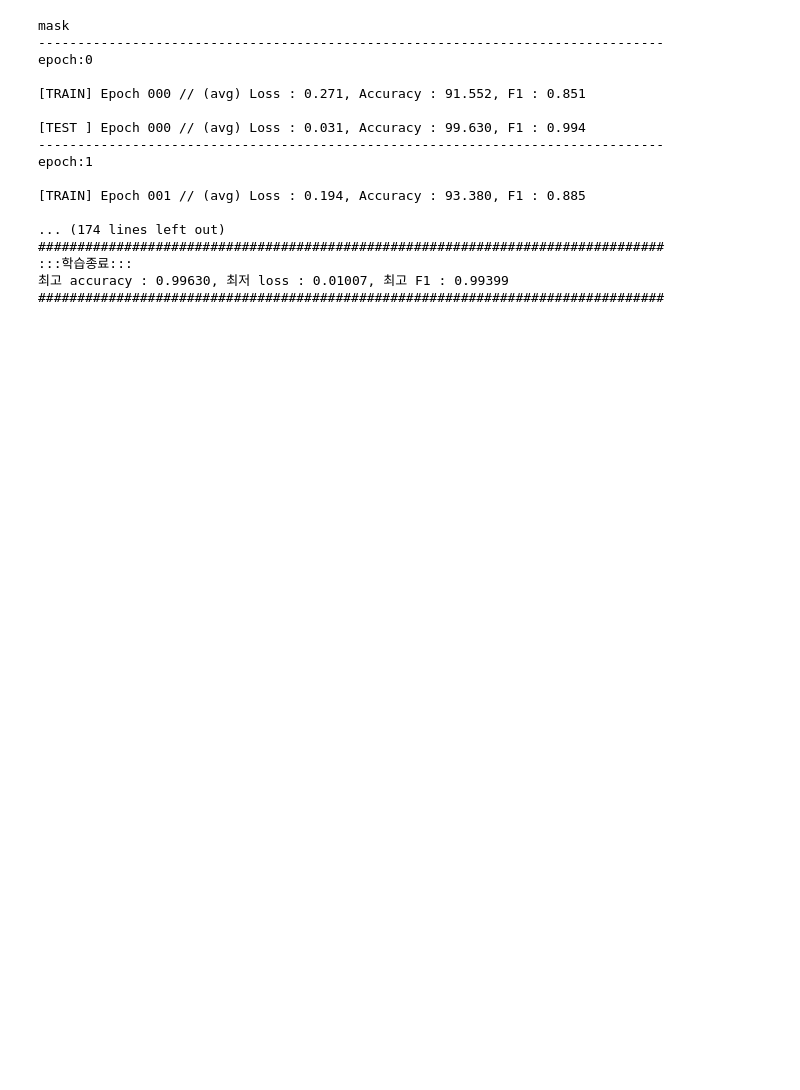
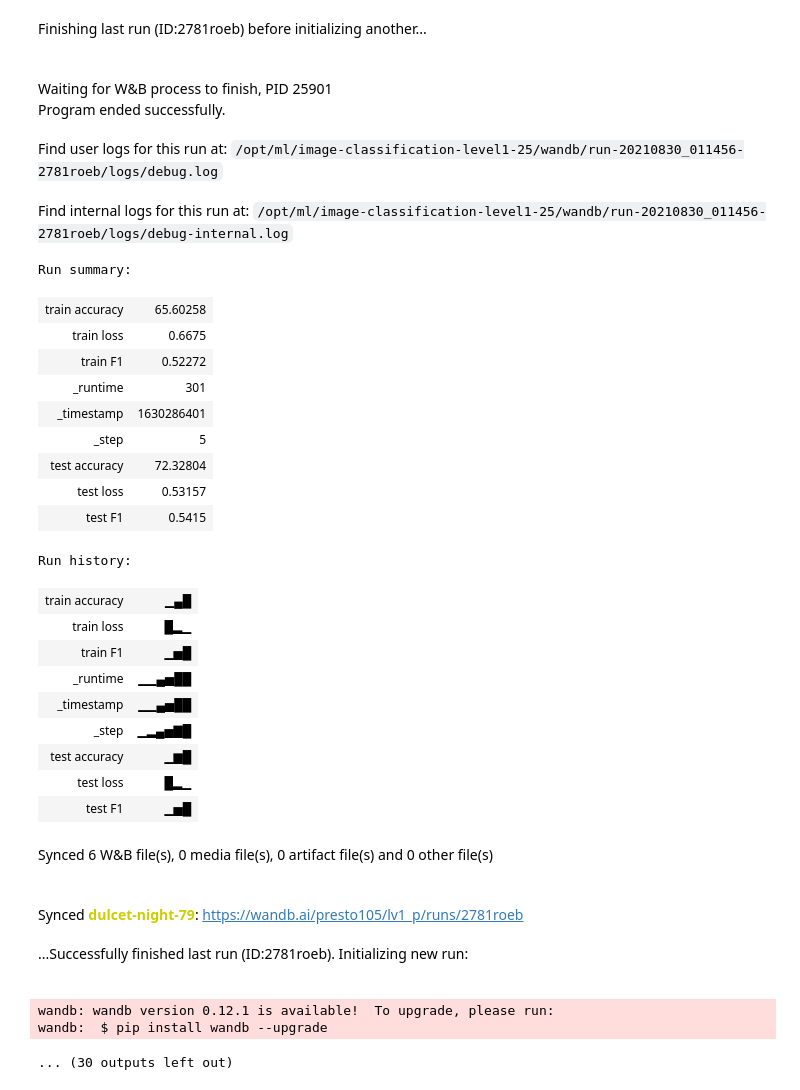
Before and after one commit to boostcampaitech2/image-classification-level1-25, a Jupyter notebook: origin_trainer_mm_concat.ipynb, the cells around one changed output. Drawn from its saved outputs; the diff is of its cells as text; code cells hidden in the pictures; blank space fills up the shorter version.

```diff
--- a/origin_trainer_mm_concat.ipynb
+++ b/origin_trainer_mm_concat.ipynb
@@ -30,10 +58,10 @@ CLASS_NUM = 18
 
 NUM_WORKERS = 4
 BATCH_SIZE = 32
-NUM_EPOCH = 10
+NUM_EPOCH = 5
 SAVE_INTERVAL = 3
 
-wandb_run_name = 'RN18_splitL_frz_stepL'
+wandb_run_name = 'RN18_splitL_frz_ranSample'
 wandb_project_name = 'lv1_p'
 wandb_entity = 'presto105'
 
@@ -157,10 +208,12 @@ best_test_loss = float('inf')
 best_f1 = 0.
 
 for label_class in ['mask', 'gender', 'age'] :
+    wandb.init(project=wandb_project_name, entity=wandb_entity, config=config)
+    wandb.run.name = wandb_run_name + '_' + label_class
+    log.append(f"{label_class}")
     print(label_class)
-    log.append(f"{label_class}")
-    # scheduler = torch.optim.lr_scheduler.MultiStepLR(optm_dict[label_class], milestones=[6,8,9], gamma=0.1)
-    # lrs = []
+    scheduler = torch.optim.lr_scheduler.MultiStepLR(optm_dict[label_class], milestones=[6,8,9], gamma=0.1)
+    lrs = []
     for epoch in range(NUM_EPOCH):
         print(f'-'*80)
         print(f'epoch:{epoch}')
@@ -186,8 +239,8 @@ for label_class in ['mask', 'gender', 'age'] :
                     if phase == "train":
                         loss.backward()  # 모델의 예측 값과 실제 값의 CrossEntropy 차이를 통해 gradient 계산
                         optm_dict[label_class].step()  # 계산된 gradient를 가지고 모델 업데이트
-                        # lrs.append(optm_dict[label_class].param_groups[0]["lr"])
-                        # scheduler.step()
+                        lrs.append(optm_dict[label_class].param_groups[0]["lr"])
+                        scheduler.step()
 
                 running_loss += loss.item() * images.size(0)
                 running_acc += torch.sum(preds == labels.data)
@@ -201,51 +254,65 @@ for label_class in ['mask', 'gender', 'age'] :
             log.append(f"[{phase.upper():<5}] Epoch {epoch:0>3d} // (avg) Loss : {epoch_loss:.3f}, Accuracy : {epoch_acc*100:.3f}, F1 : {epoch_f1:.3f}")
             print(log[-1])
 
             if phase == "test":
-                wandb.init(project=wandb_project_name, entity=wandb_entity, config=config)
-                wandb.run.name = wandb_run_name + '_' + label_class
-                wandb.log({'accuracy': epoch_acc, 'loss': epoch_loss, 'F1': epoch_f1})
+                wandb.log({'test accuracy': epoch_acc*100, 'test loss': epoch_loss, 'test F1': epoch_f1})
                 if best_test_accuracy < epoch_acc:
                     best_test_accuracy = epoch_acc
                 if best_test_loss > epoch_loss:
                     best_test_loss = epoch_loss
                 if best_f1 < epoch_f1:
                     best_f1 = epoch_f1
                 if epoch % SAVE_INTERVAL == 0:
                     torch.save(model_dict[label_class].state_dict(), os.path.join(save_dir, f'{now}_{label_class}_{model_dict[label_class].__class__.__name__}_epoch_{epoch:0>3d}.pt'))
+            else :
+                wandb.log({'train accuracy': epoch_acc*100, 'train loss': epoch_loss, 'train F1': epoch_f1})
     torch.save(model_dict[label_class].state_dict(), os.path.join(save_dir, f'{now}_{label_class}_{model_dict[label_class].__class__.__name__}_finish_{NUM_EPOCH:0>3d}.pt'))
 
 
 log.append(c)
 print(log[-1])
 log.append(c)
 print(log[-1])
 log.append(c)
 print(log[-1])
 log.append(f'{c:#^80}')
 print(log[-1])
 log.append(f':::학습종료:::')
 print(log[-1])
 log.append(f"최고 accuracy : {best_test_accuracy:.5f}, 최저 loss : {best_test_loss:.5f}, 최고 F1 : {best_f1:.5f}")
 print(log[-1])
 log.append(f'{c:#^80}')
 print(log[-1])
 # %% [output]
+Finishing last run (ID:2781roeb) before initializing another...
+Waiting for W&B process to finish, PID 25901
+Program ended successfully.
+Find user logs for this run at: /opt/ml/image-classification-level1-25/wandb/run-20210830_011456-2781roeb/logs/debug.log
+Find internal logs for this run at: /opt/ml/image-classification-level1-25/wandb/run-20210830_011456-2781roeb/logs/debug-internal.log
-mask
---------------------------------------------------------------------------------
-epoch:0
-
-[TRAIN] Epoch 000 // (avg) Loss : 0.271, Accuracy : 91.552, F1 : 0.851
-
-[TEST ] Epoch 000 // (avg) Loss : 0.031, Accuracy : 99.630, F1 : 0.994
---------------------------------------------------------------------------------
-epoch:1
-
-[TRAIN] Epoch 001 // (avg) Loss : 0.194, Accuracy : 93.380, F1 : 0.885
-
-... (174 lines left out)
-################################################################################
-:::학습종료:::
-최고 accuracy : 0.99630, 최저 loss : 0.01007, 최고 F1 : 0.99399
-################################################################################
+Run summary:
+| train accuracy | 65.60258 |
+| train loss | 0.6675 |
+| train F1 | 0.52272 |
+| _runtime | 301 |
+| _timestamp | 1630286401 |
+| _step | 5 |
+| test accuracy | 72.32804 |
+| test loss | 0.53157 |
+| test F1 | 0.5415 |
+Run history:
+| train accuracy | ▁▄█ |
+| train loss | █▂▁ |
+| train F1 | ▁▅█ |
+| _runtime | ▁▁▄▅██ |
+| _timestamp | ▁▁▄▅██ |
+| _step | ▁▂▄▅▇█ |
+| test accuracy | ▁▆█ |
+| test loss | █▂▁ |
+| test F1 | ▁▅█ |
+Synced 6 W&B file(s), 0 media file(s), 0 artifact file(s) and 0 other file(s)
+Synced dulcet-night-79: https://wandb.ai/presto105/lv1_p/runs/2781roeb
+...Successfully finished last run (ID:2781roeb). Initializing new run:
+wandb: wandb version 0.12.1 is available!  To upgrade, please run:
+wandb:  $ pip install wandb --upgrade
+... (30 outputs left out)
 # %%
```
Also changed, not shown: parts of 8 cells of this notebook, 9 other files.
